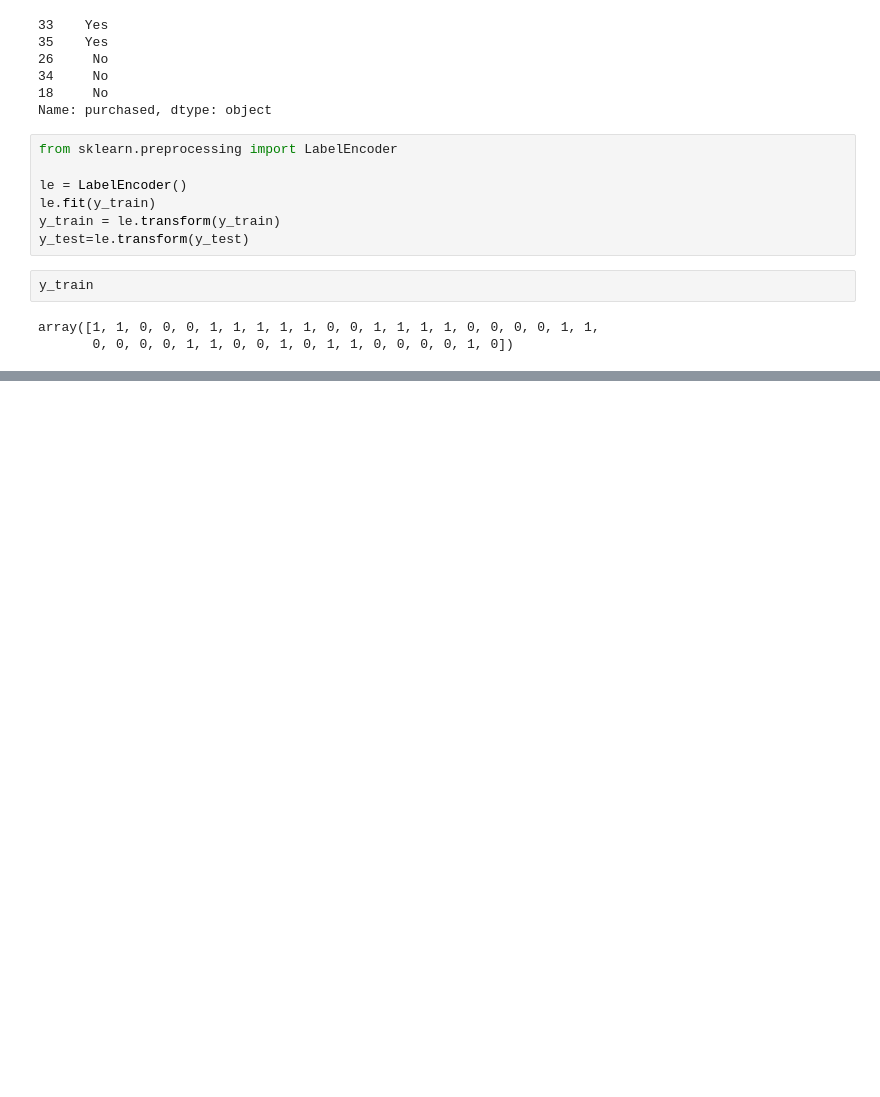
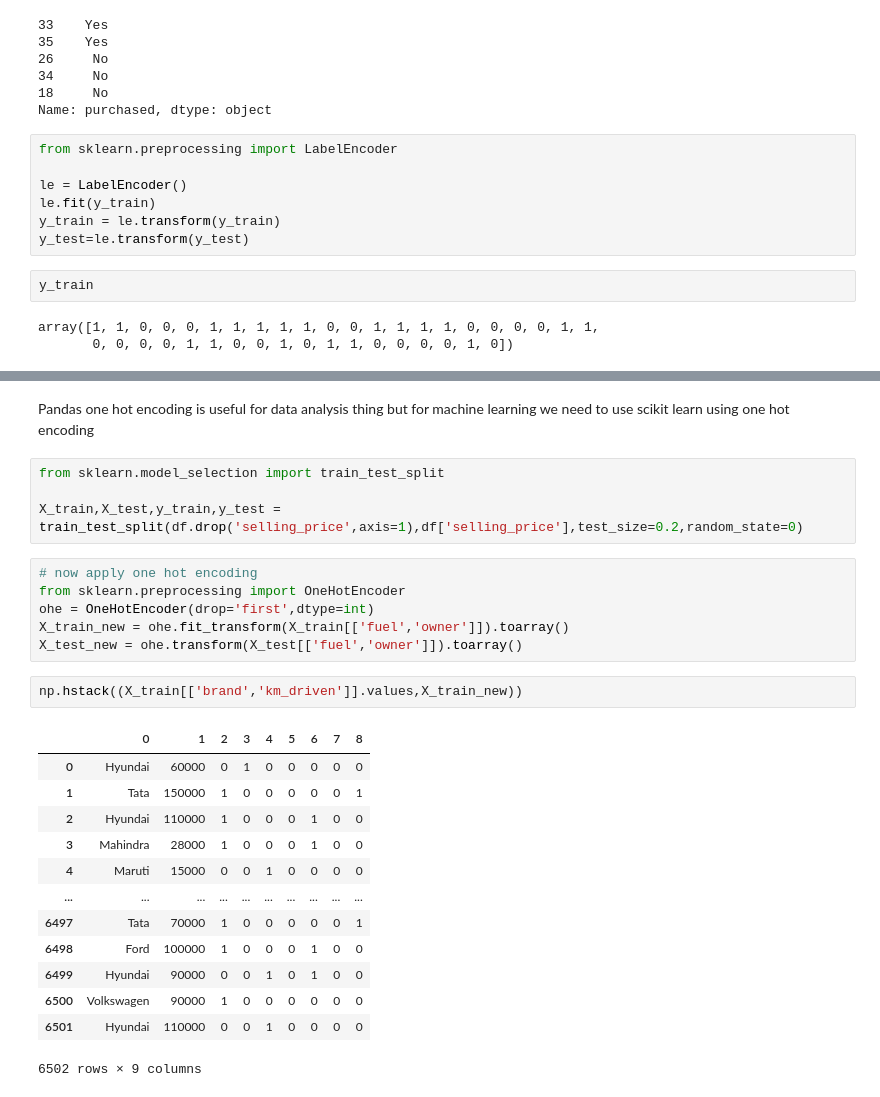
Before and after one commit to Aaditya203/Machine-Learning, a Jupyter notebook: EncodingCategoricalColumn.ipynb, the cells around one changed output, grey strips where cells are left out. Drawn from its saved outputs; the diff is of its cells as text; blank space fills up the shorter version.

```diff
--- a/EncodingCategoricalColumn.ipynb
+++ b/EncodingCategoricalColumn.ipynb
@@ -78,0 +140,28 @@ array([1, 1, 0, 0, 0, 1, 1, 1, 1, 1, 0, 0, 1, 1, 1, 1, 0, 0, 0, 0, 1, 1,
+# %% [markdown]
+Pandas one hot encoding is useful for data analysis thing but for machine learning we need to use scikit learn using one hot encoding
+# %%
+from sklearn.model_selection import train_test_split
+
+X_train,X_test,y_train,y_test = train_test_split(df.drop('selling_price',axis=1),df['selling_price'],test_size=0.2,random_state=0)
+# %%
+# now apply one hot encoding
+from sklearn.preprocessing import OneHotEncoder
+ohe = OneHotEncoder(drop='first',dtype=int)
+X_train_new = ohe.fit_transform(X_train[['fuel','owner']]).toarray()
+X_test_new = ohe.transform(X_test[['fuel','owner']]).toarray()
+# %%
+np.hstack((X_train[['brand','km_driven']].values,X_train_new))
+# %% [output]
+|  | 0 | 1 | 2 | 3 | 4 | 5 | 6 | 7 | 8 |
+| 0 | Hyundai | 60000 | 0 | 1 | 0 | 0 | 0 | 0 | 0 |
+| 1 | Tata | 150000 | 1 | 0 | 0 | 0 | 0 | 0 | 1 |
+| 2 | Hyundai | 110000 | 1 | 0 | 0 | 0 | 1 | 0 | 0 |
+| 3 | Mahindra | 28000 | 1 | 0 | 0 | 0 | 1 | 0 | 0 |
+| 4 | Maruti | 15000 | 0 | 0 | 1 | 0 | 0 | 0 | 0 |
+| ... | ... | ... | ... | ... | ... | ... | ... | ... | ... |
+| 6497 | Tata | 70000 | 1 | 0 | 0 | 0 | 0 | 0 | 1 |
+| 6498 | Ford | 100000 | 1 | 0 | 0 | 0 | 1 | 0 | 0 |
+| 6499 | Hyundai | 90000 | 0 | 0 | 1 | 0 | 1 | 0 | 0 |
+| 6500 | Volkswagen | 90000 | 1 | 0 | 0 | 0 | 0 | 0 | 0 |
+| 6501 | Hyundai | 110000 | 0 | 0 | 1 | 0 | 0 | 0 | 0 |
+6502 rows × 9 columns
```
Also changed, not shown: parts of 10 cells of this notebook, 1 other file.
